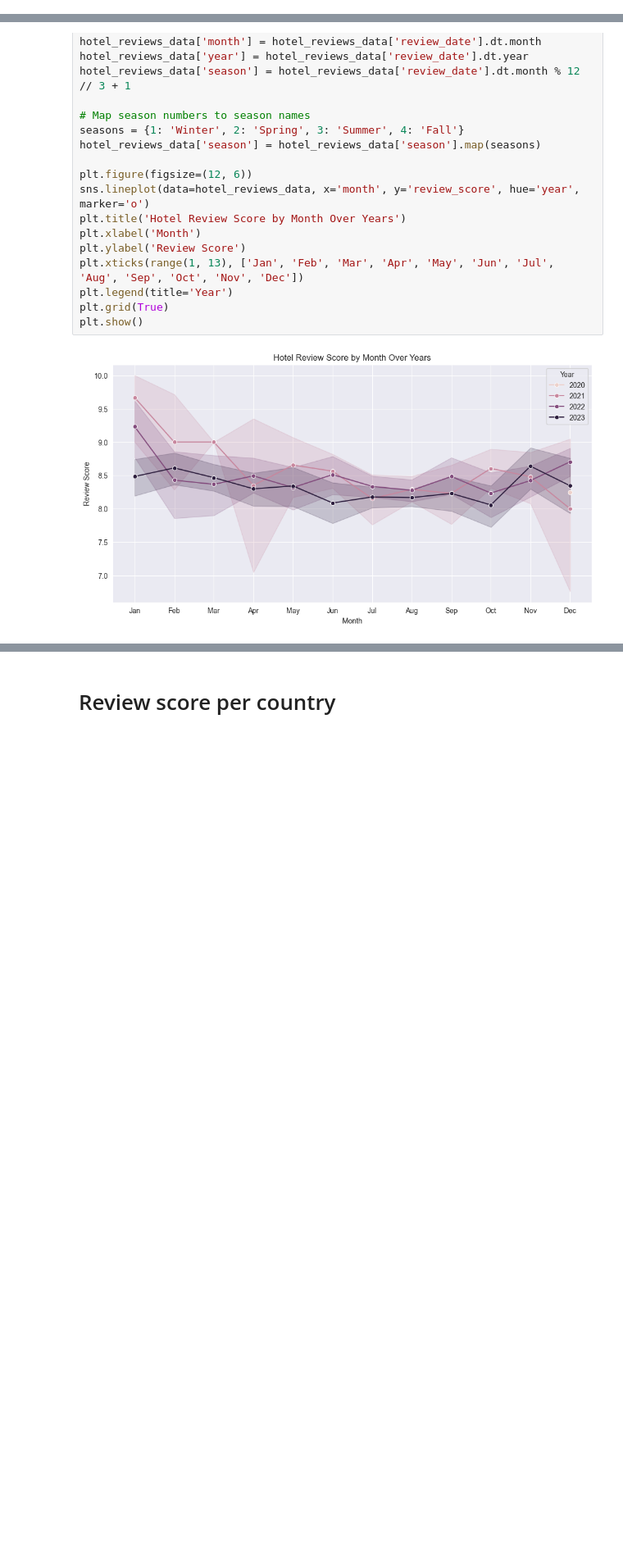
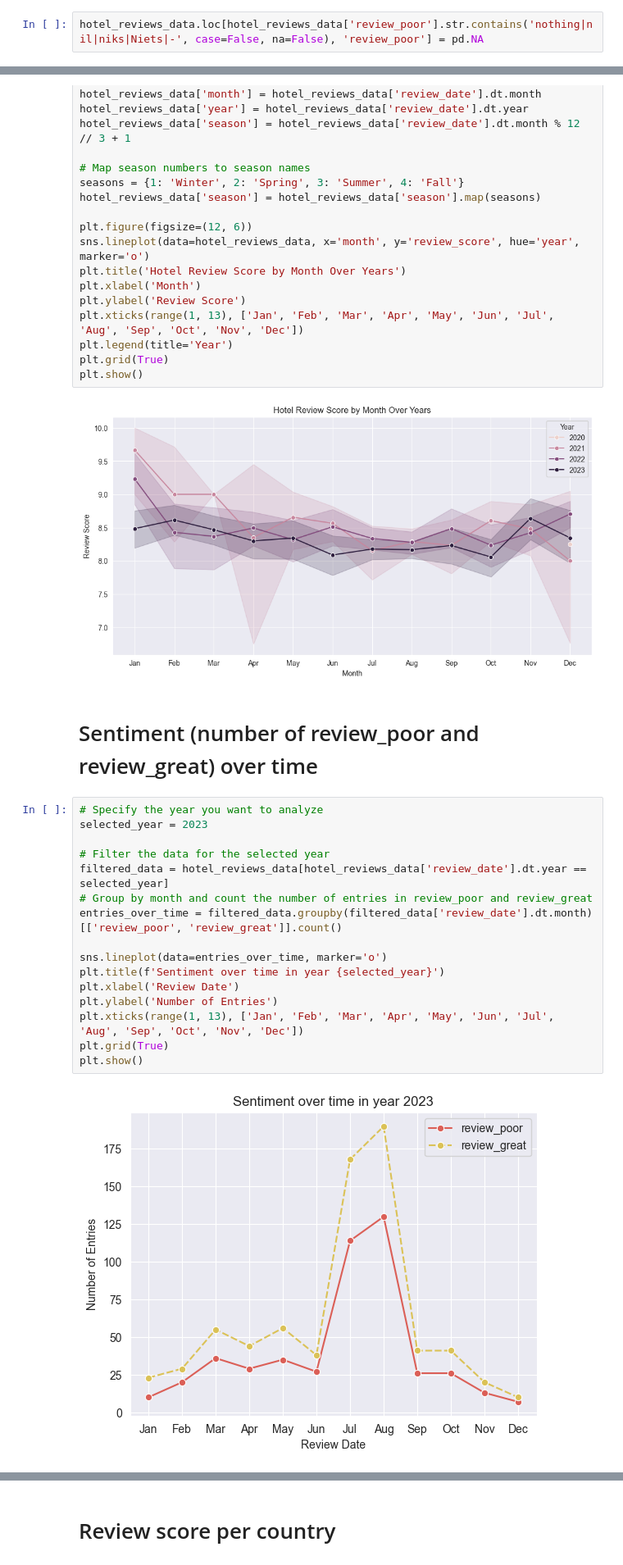
Before and after one commit to stefania-radu/LLMs-reviews-analytics, a Jupyter notebook: reviews_analytics/run_analysis.ipynb, the cells around one changed output, grey strips where cells are left out. Shown at 82% size. Saved outputs shown, nothing was run; the diff lists cells and outputs as text; blank space fills up the shorter version.

Commit message:
basic keyword extraction and sentiment analysis

```diff
--- a/reviews_analytics/run_analysis.ipynb
+++ b/reviews_analytics/run_analysis.ipynb
@@ -49,3 +52,5 @@ hotel_reviews_data.head()
+# %%
+hotel_reviews_data.loc[hotel_reviews_data['review_poor'].str.contains('nothing|nil|niks|Niets|-', case=False, na=False), 'review_poor'] = pd.NA
 # %%
 num_entries = hotel_reviews_data.shape[0]
 print("Total number of entries:", num_entries)
@@ -92,3 +97,23 @@ plt.grid(True)
 plt.show()
 # %% [output]
 [figure]
+# %% [markdown]
+# Sentiment (number of review_poor and review_great) over time
+# %%
+# Specify the year you want to analyze
+selected_year = 2023
+
+# Filter the data for the selected year
+filtered_data = hotel_reviews_data[hotel_reviews_data['review_date'].dt.year == selected_year]
+# Group by month and count the number of entries in review_poor and review_great
+entries_over_time = filtered_data.groupby(filtered_data['review_date'].dt.month)[['review_poor', 'review_great']].count()
+
+sns.lineplot(data=entries_over_time, marker='o')
+plt.title(f'Sentiment over time in year {selected_year}')
+plt.xlabel('Review Date')
+plt.ylabel('Number of Entries')
+plt.xticks(range(1, 13), ['Jan', 'Feb', 'Mar', 'Apr', 'May', 'Jun', 'Jul', 'Aug', 'Sep', 'Oct', 'Nov', 'Dec'])
+plt.grid(True)
+plt.show()
+# %% [output]
+[figure, added]
```
Also changed, not shown: parts of 9 cells of this notebook, 1 other file.
